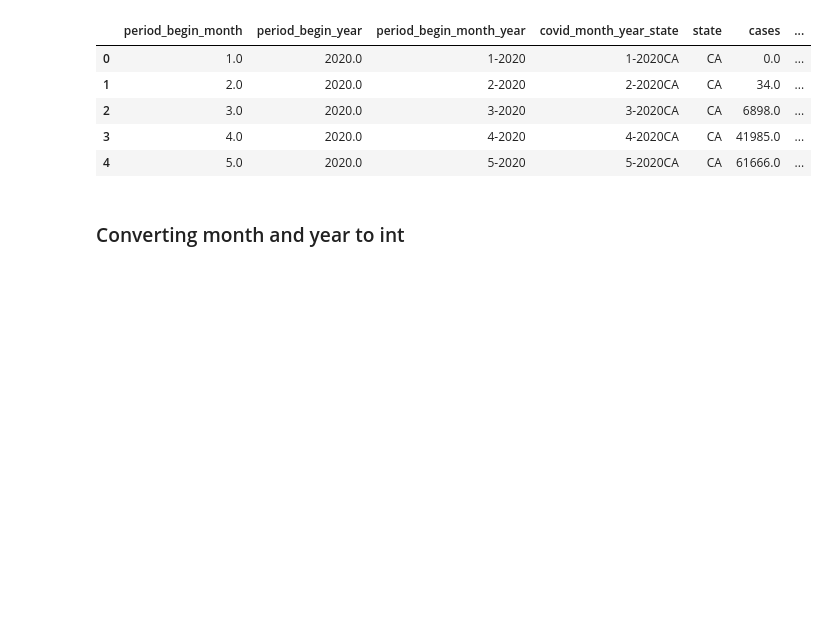
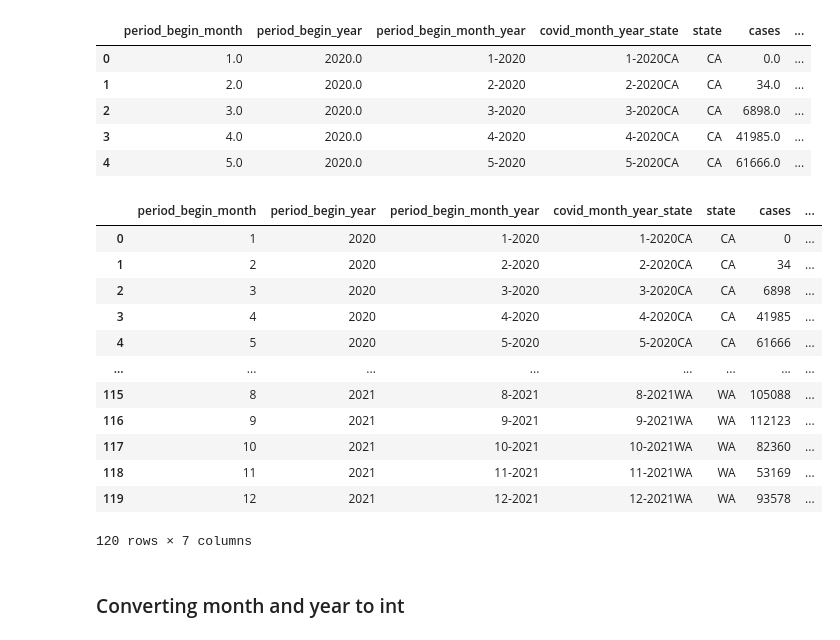
Before and after one commit to ajmotylinski/Data_Viz_Final_Project, a Jupyter notebook: Machine_Learning_Ritesh.ipynb, the cells around one changed output. Drawn from its saved outputs; the diff is of its cells as text; code cells hidden in the pictures; blank space fills up the shorter version.

```diff
--- a/Machine_Learning_Ritesh.ipynb
+++ b/Machine_Learning_Ritesh.ipynb
@@ -44,6 +32,22 @@ covid_df.head()
 | 2 | 3.0 | 2020.0 | 3-2020 | 3-2020CA | CA | 6898.0 | ... |
 | 3 | 4.0 | 2020.0 | 4-2020 | 4-2020CA | CA | 41985.0 | ... |
 | 4 | 5.0 | 2020.0 | 5-2020 | 5-2020CA | CA | 61666.0 | ... |
+# %%
+covid_df
+# %% [output]
+|  | period_begin_month | period_begin_year | period_begin_month_year | covid_month_year_state | state | cases | ... |
+| 0 | 1 | 2020 | 1-2020 | 1-2020CA | CA | 0 | ... |
+| 1 | 2 | 2020 | 2-2020 | 2-2020CA | CA | 34 | ... |
+| 2 | 3 | 2020 | 3-2020 | 3-2020CA | CA | 6898 | ... |
+| 3 | 4 | 2020 | 4-2020 | 4-2020CA | CA | 41985 | ... |
+| 4 | 5 | 2020 | 5-2020 | 5-2020CA | CA | 61666 | ... |
+| ... | ... | ... | ... | ... | ... | ... | ... |
+| 115 | 8 | 2021 | 8-2021 | 8-2021WA | WA | 105088 | ... |
+| 116 | 9 | 2021 | 9-2021 | 9-2021WA | WA | 112123 | ... |
+| 117 | 10 | 2021 | 10-2021 | 10-2021WA | WA | 82360 | ... |
+| 118 | 11 | 2021 | 11-2021 | 11-2021WA | WA | 53169 | ... |
+| 119 | 12 | 2021 | 12-2021 | 12-2021WA | WA | 93578 | ... |
+120 rows × 7 columns
 # %% [markdown]
 ### Converting month and year to int
 # %%
```
Also changed, not shown: parts of 39 cells of this notebook.
